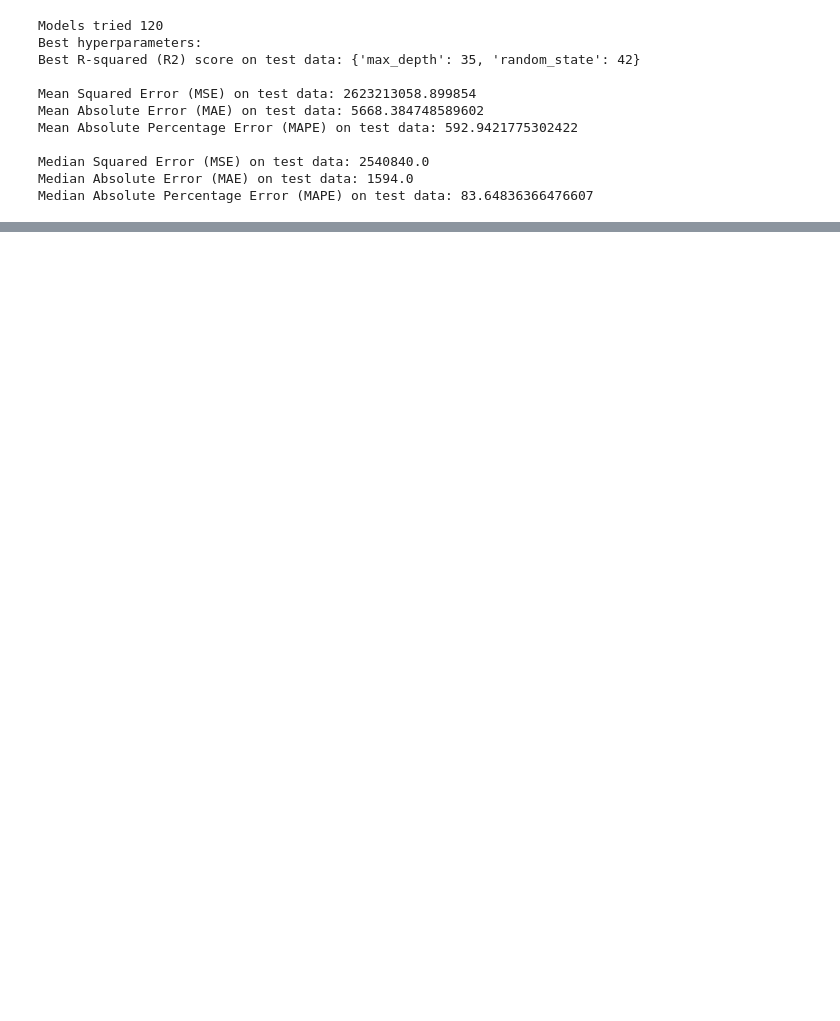
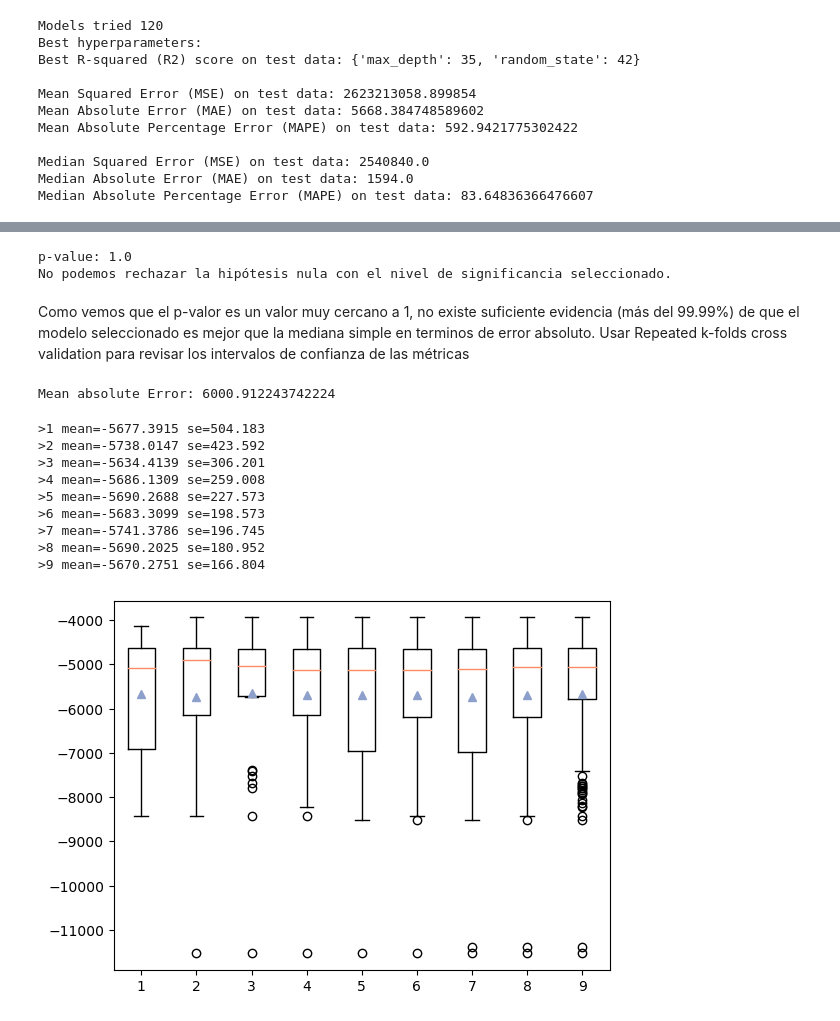
Before and after one commit to WonderfulAme/solar-flares, a Jupyter notebook: Notebook.ipynb, the cells around one changed output, grey strips where cells are left out. Drawn from its saved outputs; the diff is of its cells as text; code cells hidden in the pictures; blank space fills up the shorter version.

```diff
--- a/Notebook.ipynb
+++ b/Notebook.ipynb
@@ -1471,0 +1396,78 @@ joblib.dump(scaler_target, 'scaler_features.gz')
+# %%
+from scipy.stats import wilcoxon
+Statistic, p_value = wilcoxon(x=y_pred_model, y=pred_media, alternative='less')  #alternative less para probar que x es menor que y
+
+print(f"p-value: {p_value}")
+
+# Determinar el nivel de significancia
+alpha = 0.000000000000001  # Por ejemplo, para un nivel de confianza del 95%
+
+# Comprobar si el p-valor es menor que alpha
+if p_value < alpha:
+    confidence_level = 100 * (1 - alpha)
+    print(f"Con un nivel de confianza del {confidence_level}%, podemos rechazar la hipótesis nula.")
+else:
+    print("No podemos rechazar la hipótesis nula con el nivel de significancia seleccionado.")
+# %% [output]
+p-value: 1.0
+No podemos rechazar la hipótesis nula con el nivel de significancia seleccionado.
+# %% [markdown]
+Como vemos que el p-valor es un valor muy cercano a 1, no existe suficiente evidencia (más del 99.99%) de que el modelo seleccionado es mejor que la mediana simple en terminos de error absoluto.
+Usar Repeated k-folds cross validation para revisar los intervalos de confianza de las métricas
+# %%
+#Comprobar usando 1 k-fold cross validation
+from sklearn.model_selection import cross_val_score
+x = scaler_target.inverse_transform(pd.DataFrame(x_val))
+y = scaler_target.inverse_transform(pd.DataFrame(y_val))
+# Realizar k-fold cross validation con 5 folds
+# en X van los datos de entrada y en y los de salida
+scores = cross_val_score(best_model, x, y, cv=5, scoring='neg_mean_absolute_error')
+
+# Calcular el promedio de los scores obtenidos
+mean_score = -scores.mean()
+
+# Imprimir el resultado
+print("Mean absolute Error:", mean_score)
+# %% [output]
+Mean absolute Error: 6000.912243742224
+# %%
+from sklearn.model_selection import cross_val_score, RepeatedKFold
+# Sem calcula el error estandar de la media de los valores en el array de inputs
+from scipy.stats import sem
+from numpy import mean, std
+from matplotlib import pyplot
+
+# evaluate a model with a given number of repeats
+def evaluate_model(X, y, repeats):
+# prepare the cross-validation procedure
+    cv = RepeatedKFold(n_splits=10, n_repeats=repeats, random_state=semilla)
+
+    # Realizar k-fold cross validation con CV folds
+    # en X van los datos de entrada y en y los de salida
+    scores = cross_val_score(best_model, X, y, scoring='neg_mean_absolute_error', cv=cv, n_jobs=-1)
+    return scores
+
+repeats = range(1,10)
+results = list()
+
+for r in repeats:
+    # evaluate using a given number of repeats
+    scores = evaluate_model(x, y, r)
+    # summarize
+    print('>%d mean=%.4f se=%.3f' % (r, mean(scores), sem(scores)))
+    # store
+    results.append(scores)
+# plot the results
+pyplot.boxplot(results, labels=[str(r) for r in repeats], showmeans=True)
+pyplot.show()
+# %% [output]
+>1 mean=-5677.3915 se=504.183
+>2 mean=-5738.0147 se=423.592
+>3 mean=-5634.4139 se=306.201
+>4 mean=-5686.1309 se=259.008
+>5 mean=-5690.2688 se=227.573
+>6 mean=-5683.3099 se=198.573
+>7 mean=-5741.3786 se=196.745
+>8 mean=-5690.2025 se=180.952
+>9 mean=-5670.2751 se=166.804
+[figure, added]
```
Also changed, not shown: parts of 117 cells of this notebook, 4 other files.
